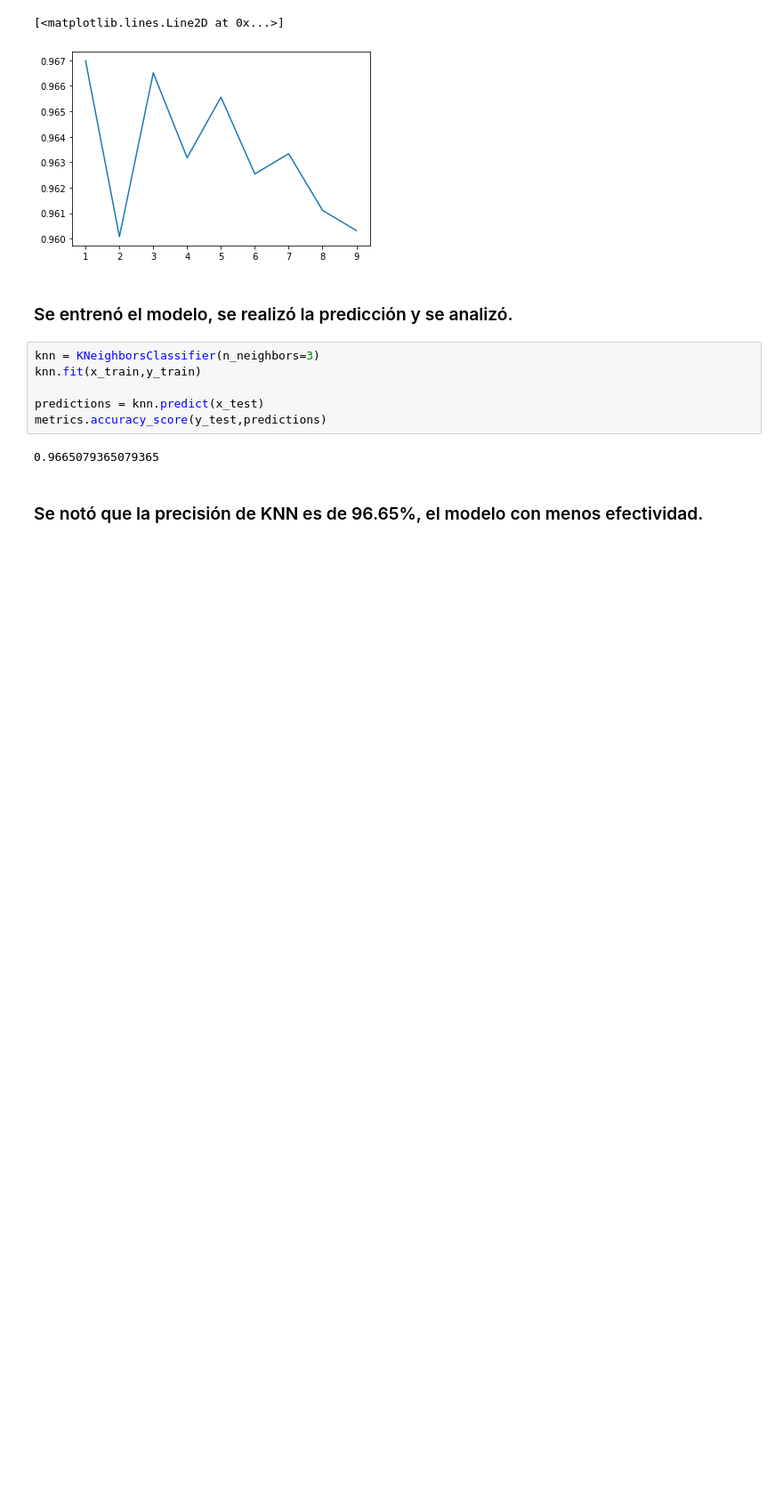
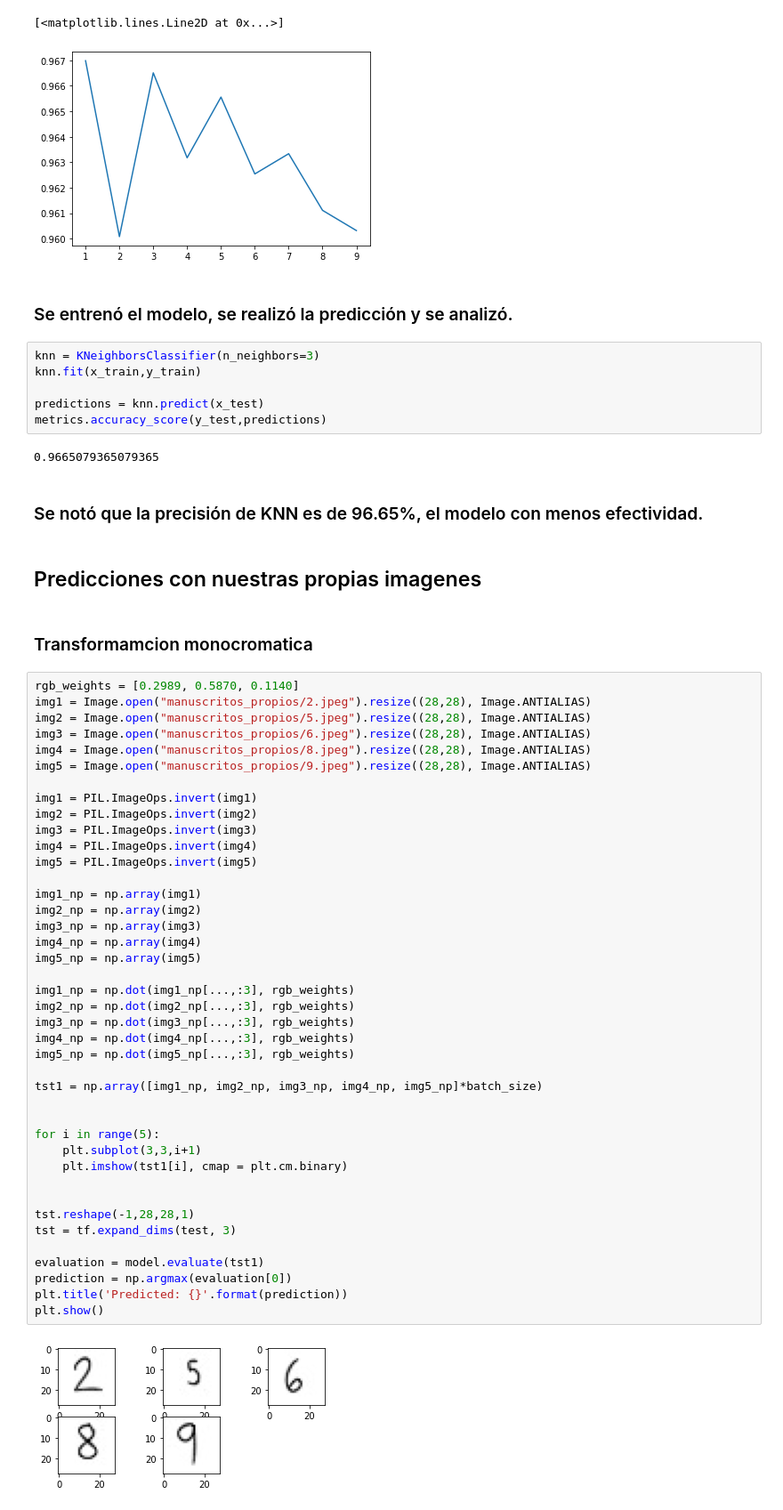
Before and after one commit to UVG-Teams/Reconocimiento-caracteres-manuscritos, a Jupyter notebook: main.ipynb, the cells around one changed output. Shown at 89% size. Saved outputs shown, nothing was run; the diff lists cells and outputs as text; blank space fills up the shorter version.

Commit message:
Manuscritos propios

```diff
--- a/main.ipynb
+++ b/main.ipynb
@@ -349,3 +354,50 @@ metrics.accuracy_score(y_test,predictions)
 0.9665079365079365
 # %% [markdown]
 ### Se notó que la precisión de KNN es de 96.65%, el modelo con menos efectividad.
+# %% [markdown]
+## Predicciones con nuestras propias imagenes
+# %% [markdown]
+### Transformamcion monocromatica
+# %%
+rgb_weights = [0.2989, 0.5870, 0.1140]
+img1 = Image.open("manuscritos_propios/2.jpeg").resize((28,28), Image.ANTIALIAS)
+img2 = Image.open("manuscritos_propios/5.jpeg").resize((28,28), Image.ANTIALIAS)
+img3 = Image.open("manuscritos_propios/6.jpeg").resize((28,28), Image.ANTIALIAS)
+img4 = Image.open("manuscritos_propios/8.jpeg").resize((28,28), Image.ANTIALIAS)
+img5 = Image.open("manuscritos_propios/9.jpeg").resize((28,28), Image.ANTIALIAS)
+
+img1 = PIL.ImageOps.invert(img1)
+img2 = PIL.ImageOps.invert(img2)
+img3 = PIL.ImageOps.invert(img3)
+img4 = PIL.ImageOps.invert(img4)
+img5 = PIL.ImageOps.invert(img5)
+
+img1_np = np.array(img1)
+img2_np = np.array(img2)
+img3_np = np.array(img3)
+img4_np = np.array(img4)
+img5_np = np.array(img5)
+
+img1_np = np.dot(img1_np[...,:3], rgb_weights)
+img2_np = np.dot(img2_np[...,:3], rgb_weights)
+img3_np = np.dot(img3_np[...,:3], rgb_weights)
+img4_np = np.dot(img4_np[...,:3], rgb_weights)
+img5_np = np.dot(img5_np[...,:3], rgb_weights)
+
+tst1 = np.array([img1_np, img2_np, img3_np, img4_np, img5_np]*batch_size)
+
+
+for i in range(5):
+    plt.subplot(3,3,i+1)
+    plt.imshow(tst1[i], cmap = plt.cm.binary)
+
+
+tst.reshape(-1,28,28,1)
+tst = tf.expand_dims(test, 3)
+
+evaluation = model.evaluate(tst1)
+prediction = np.argmax(evaluation[0])
+plt.title('Predicted: {}'.format(prediction))
+plt.show()
+# %% [output]
+[figure, added]
```
Also changed, not shown: parts of 5 cells of this notebook, 5 other files.
